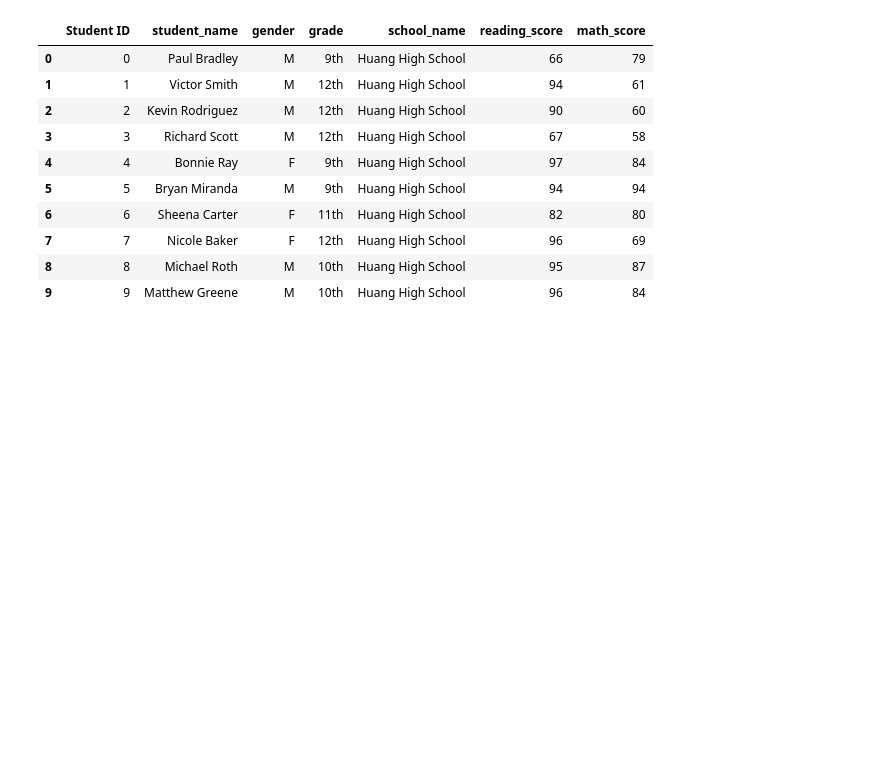
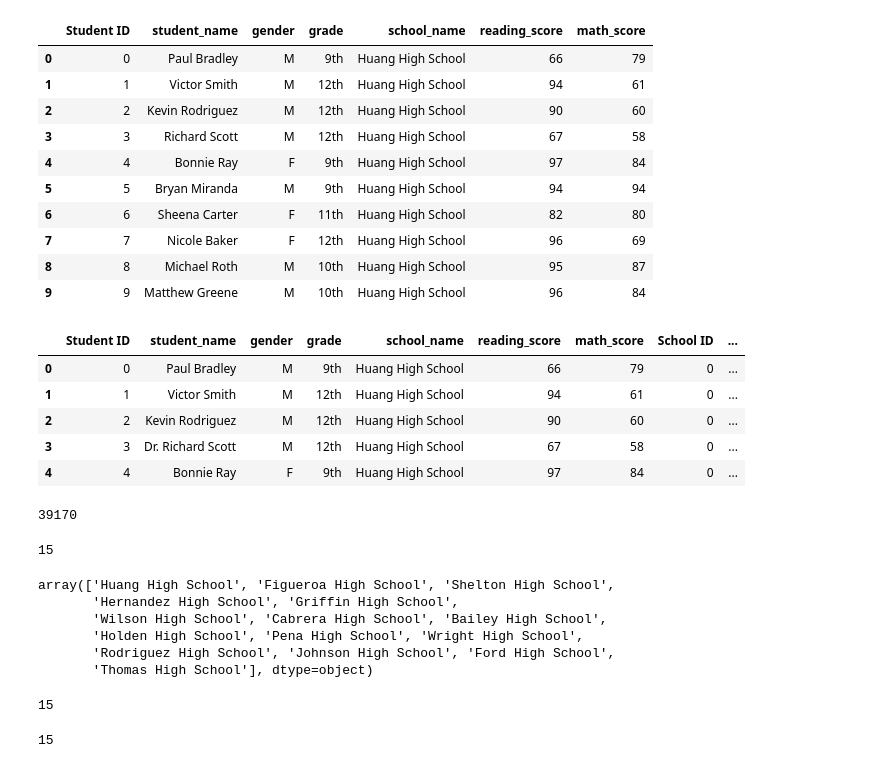
Before and after one commit to AnthonyNgGitHub/DABC_School_District_Analysis, a Jupyter notebook: PyCitySchools.ipynb, the cells around one changed output. Drawn from its saved outputs; the diff is of its cells as text; code cells hidden in the pictures; blank space fills up the shorter version.

```diff
--- a/PyCitySchools.ipynb
+++ b/PyCitySchools.ipynb
@@ -224,3 +224,65 @@ student_data_df.head(10)
 | 7 | 7 | Nicole Baker | F | 12th | Huang High School | 96 | 69 |
 | 8 | 8 | Michael Roth | M | 10th | Huang High School | 95 | 87 |
 | 9 | 9 | Matthew Greene | M | 10th | Huang High School | 96 | 84 |
+# %%
+# Using school_name as the common column between 2 DataFrames, merge the 2 DataFrames together with pd.merge()
+# If the common columns are named differently, then the columns should be renamed to avoid duplicating columns or merging issues.
+
+# Combine the data into a single dataset by setting a new DataFrame as the merged of the 2 DFs
+# Merging the right DF (school_data_df) into the left DF (student_data_df)
+school_data_complete_df = pd.merge(student_data_df, school_data_df, on=["school_name", "school_name"])
+
+# Print top 5 rows of the merged DataFrame
+school_data_complete_df.head()
+# %% [output]
+|  | Student ID | student_name | gender | grade | school_name | reading_score | math_score | School ID | ... |
+| 0 | 0 | Paul Bradley | M | 9th | Huang High School | 66 | 79 | 0 | ... |
+| 1 | 1 | Victor Smith | M | 12th | Huang High School | 94 | 61 | 0 | ... |
+| 2 | 2 | Kevin Rodriguez | M | 12th | Huang High School | 90 | 60 | 0 | ... |
+| 3 | 3 | Dr. Richard Scott | M | 12th | Huang High School | 67 | 58 | 0 | ... |
+| 4 | 4 | Bonnie Ray | F | 9th | Huang High School | 97 | 84 | 0 | ... |
+# %%
+# Use the count() method to count all the items in each row for each column that is not null.
+
+# Get the total number of students.
+# To assign the "student_count" to a column that identifies with students, we will use the "Student ID" column.
+student_count = school_data_complete_df["Student ID"].count()
+
+# Print student_count
+student_count
+# %% [output]
+39170
+# %%
+# Get the total number of schools.
+
+# Method 1. Use the school_data_df DataFrame and assign a variable to one of the columns
+
+# Calculate the total number of schools.
+school_count = school_data_df["school_name"].count()
+school_count
+# %% [output]
+15
+# %%
+# Method 2. Use the school_data_complete_df Data Frame
+# get the unique items in the ["school_name"] column by using the unique() method instead of the count() method
+
+# Calculate the total number of schools
+school_count_2 = school_data_complete_df["school_name"].unique()
+school_count_2
+# %% [output]
+array(['Huang High School', 'Figueroa High School', 'Shelton High School',
+       'Hernandez High School', 'Griffin High School',
+       'Wilson High School', 'Cabrera High School', 'Bailey High School',
+       'Holden High School', 'Pena High School', 'Wright High School',
+       'Rodriguez High School', 'Johnson High School', 'Ford High School',
+       'Thomas High School'], dtype=object)
+# %%
+len(school_count_2)
+# %% [output]
+15
+# %%
+# Alternatively, complete code for method 2 is:
+
+len(school_data_complete_df["school_name"].unique())
+# %% [output]
+15
```
Also changed, not shown: parts of 24 cells of this notebook, 2 other files.
